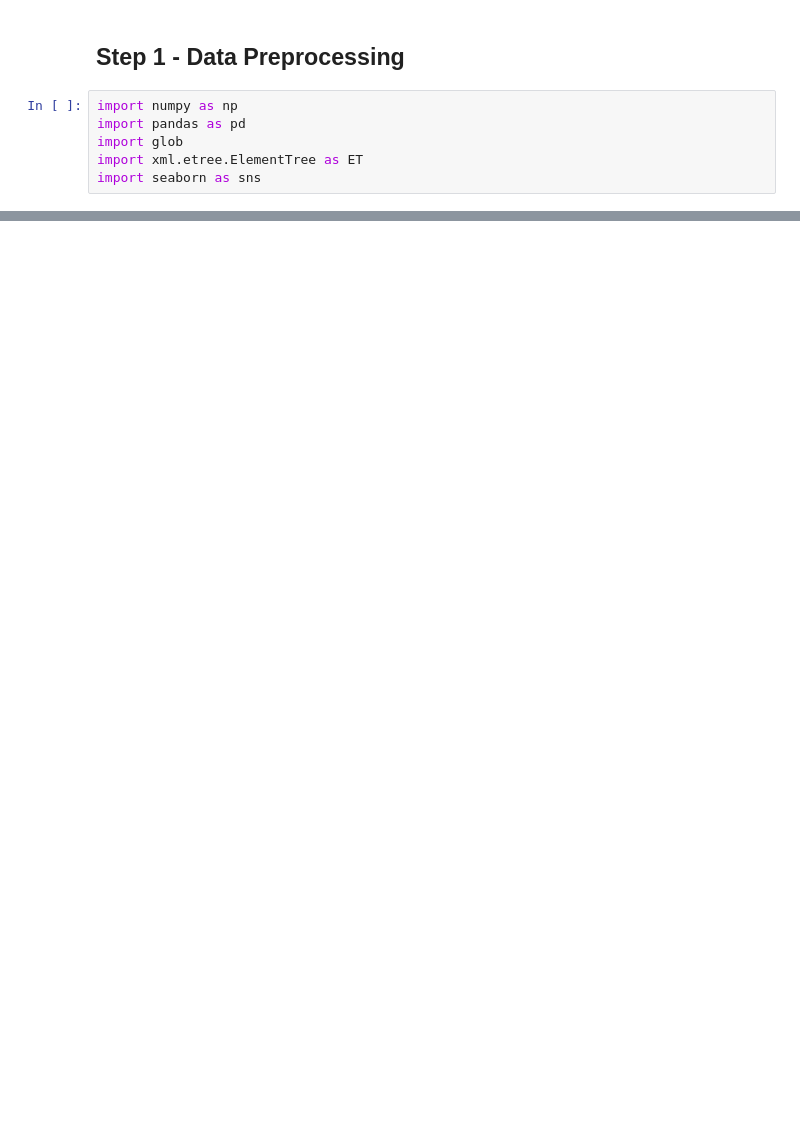
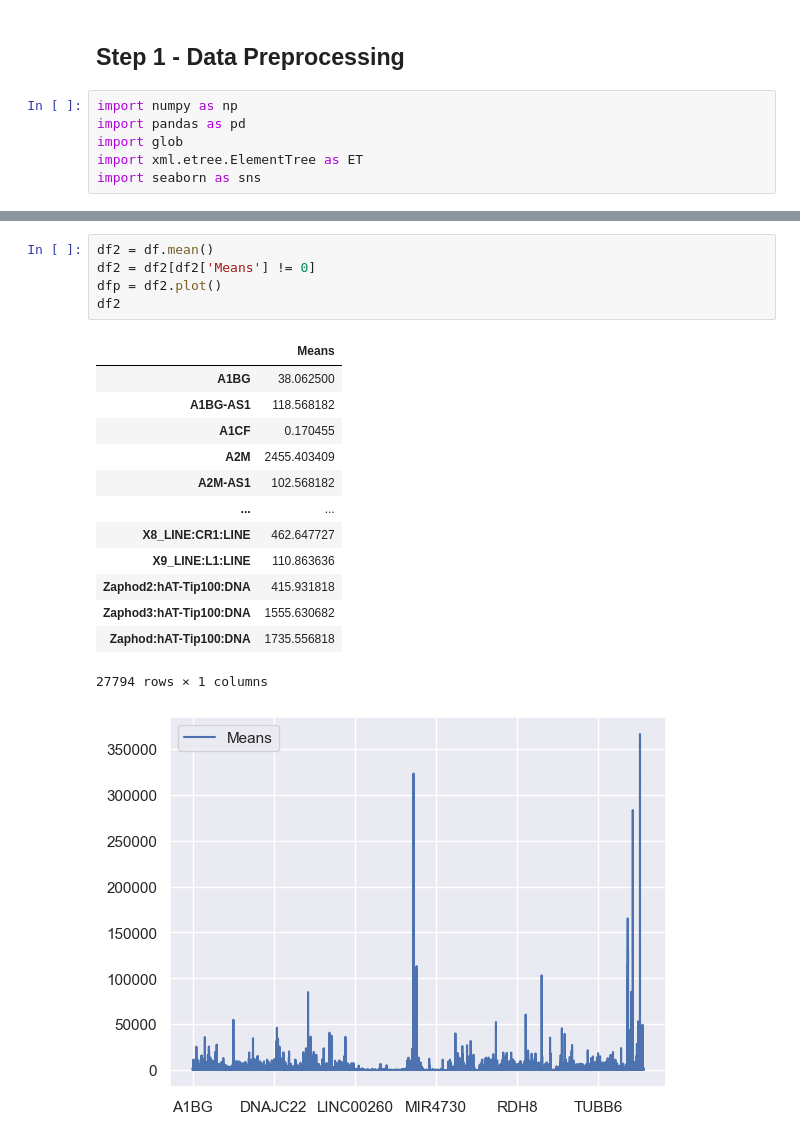
Before and after one commit to Martin-Masson/projet-ml-bioinfo, a Jupyter notebook: data_processing.ipynb, the cells around one changed output, grey strips where cells are left out. Drawn from its saved outputs; the diff is of its cells as text; blank space fills up the shorter version.

```diff
--- a/data_processing.ipynb
+++ b/data_processing.ipynb
@@ -138,0 +139,20 @@ sns.relplot(data=means, x="Genes", y="Means", kind="line")
+# %%
+df2 = df.mean()
+df2 = df2[df2['Means'] != 0]
+dfp = df2.plot()
+df2
+# %% [output]
+|  | Means |
+| A1BG | 38.062500 |
+| A1BG-AS1 | 118.568182 |
+| A1CF | 0.170455 |
+| A2M | 2455.403409 |
+| A2M-AS1 | 102.568182 |
+| ... | ... |
+| X8_LINE:CR1:LINE | 462.647727 |
+| X9_LINE:L1:LINE | 110.863636 |
+| Zaphod2:hAT-Tip100:DNA | 415.931818 |
+| Zaphod3:hAT-Tip100:DNA | 1555.630682 |
+| Zaphod:hAT-Tip100:DNA | 1735.556818 |
+27794 rows × 1 columns
+[figure, added]
```
Also changed, not shown: parts of 4 cells of this notebook.
